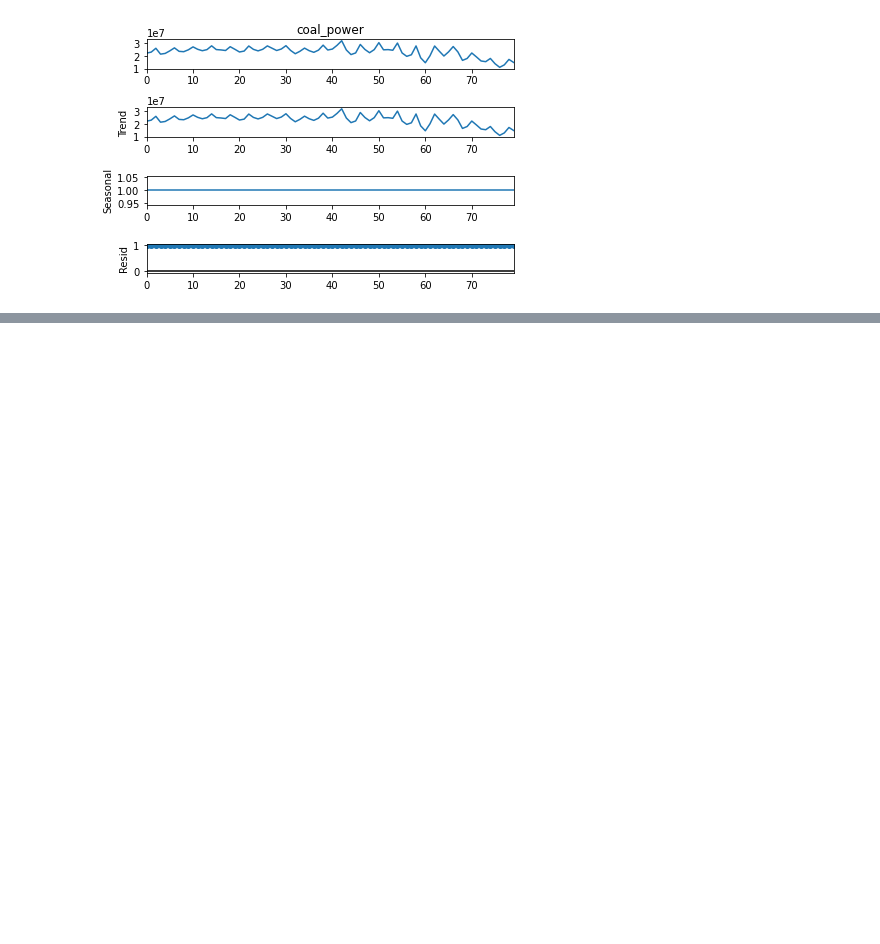
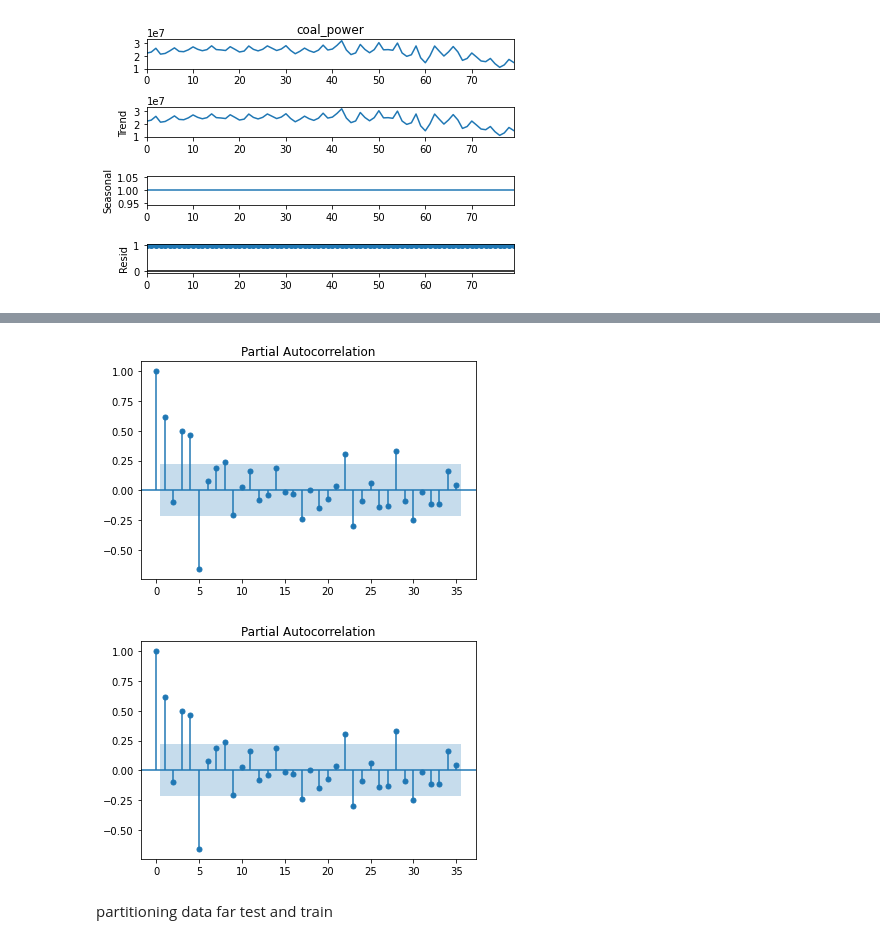
Before and after one commit to garfield-gray/time_series, a Jupyter notebook: main.ipynb, the cells around one changed output, grey strips where cells are left out. Saved outputs shown, nothing was run; the diff lists cells and outputs as text; code cells hidden in the pictures; blank space fills up the shorter version.

```diff
--- a/main.ipynb
+++ b/main.ipynb
@@ -160,0 +176,7 @@ plt.show()
+# %%
+plot_pacf(c.coal_power, lags = 35)
+# %% [output]
+[figure, added]
+[figure, added]
+# %% [markdown]
+partitioning data far test and train
```
Also changed, not shown: parts of 13 cells of this notebook.
